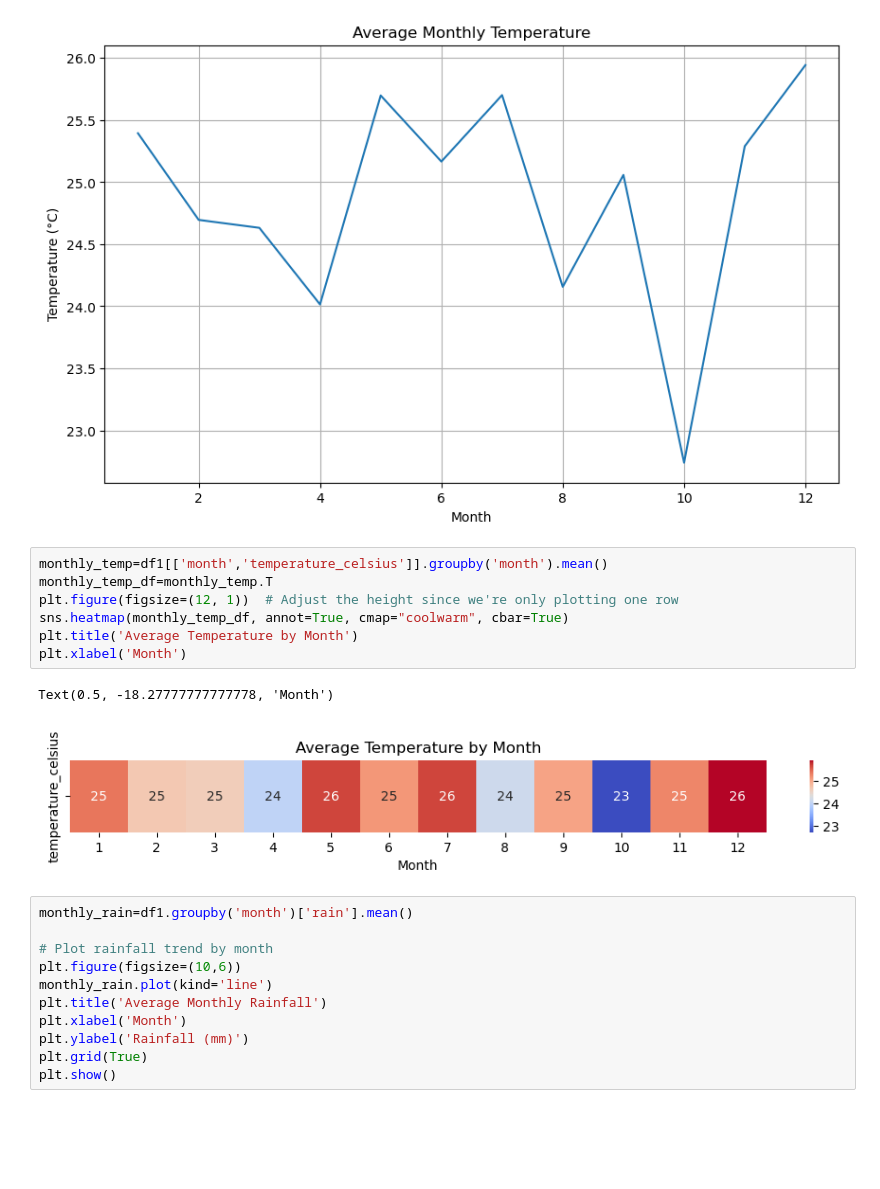
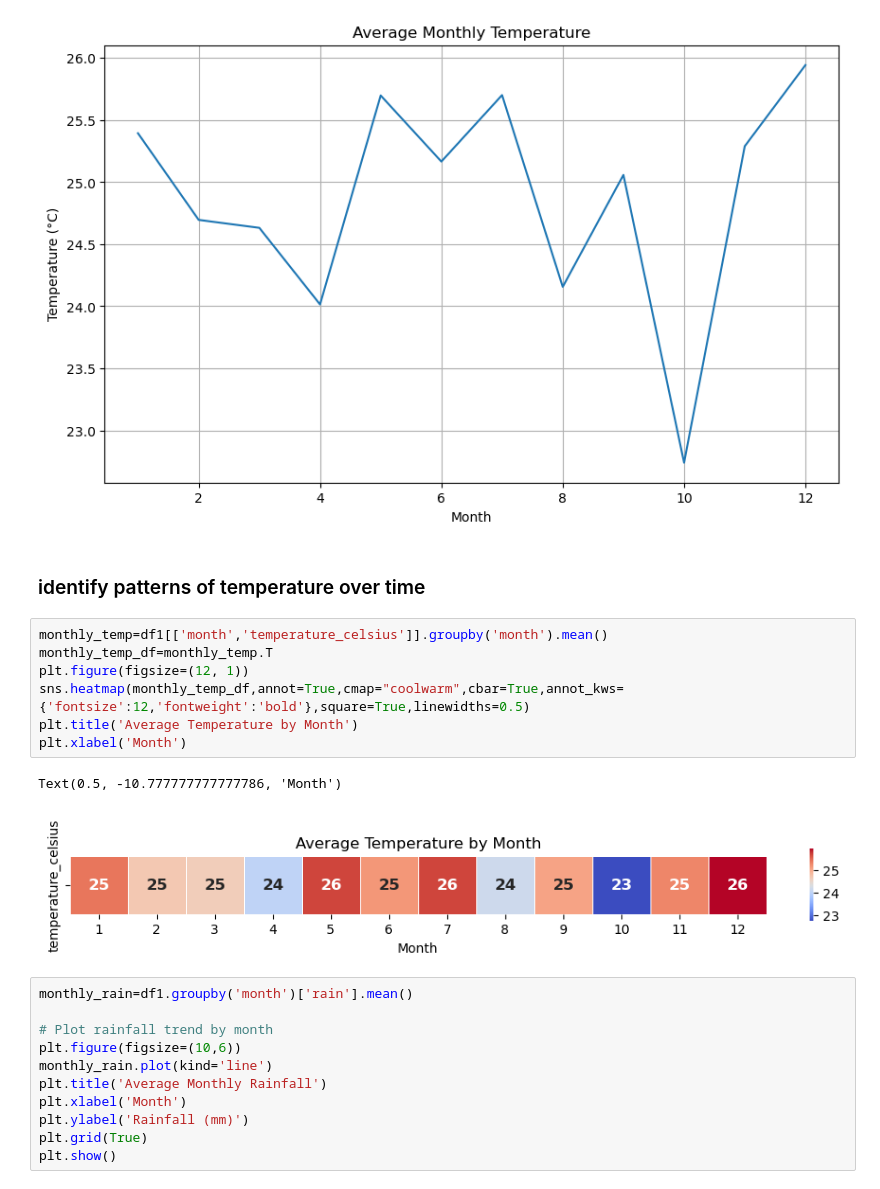
Before and after one commit to GichukiEdwin/Data_Science_EA_Projects, a Jupyter notebook: Weather_Data_Analysis_and_Forecasting.ipynb, the cells around one changed output. Saved outputs shown, nothing was run; the diff lists cells and outputs as text; blank space fills up the shorter version.

Commit message:
Visualise heatmaps

```diff
--- a/Weather_Data_Analysis_and_Forecasting.ipynb
+++ b/Weather_Data_Analysis_and_Forecasting.ipynb
@@ -448,16 +448,18 @@ plt.grid(True)
 plt.show()
 # %% [output]
 [figure]
+# %% [markdown]
+### identify patterns of temperature over time
 # %%
 monthly_temp=df1[['month','temperature_celsius']].groupby('month').mean()
 monthly_temp_df=monthly_temp.T
-plt.figure(figsize=(12, 1))  # Adjust the height since we're only plotting one row
-sns.heatmap(monthly_temp_df, annot=True, cmap="coolwarm", cbar=True)
+plt.figure(figsize=(12, 1))
+sns.heatmap(monthly_temp_df,annot=True,cmap="coolwarm",cbar=True,annot_kws={'fontsize':12,'fontweight':'bold'},square=True,linewidths=0.5)
 plt.title('Average Temperature by Month')
 plt.xlabel('Month')
 # %% [output]
-Text(0.5, -18.27777777777778, 'Month')
+Text(0.5, -10.777777777777786, 'Month')
-[figure, old version]
+[figure, new version]
 # %%
 monthly_rain=df1.groupby('month')['rain'].mean()
 
```
Also changed, not shown: parts of 3 cells of this notebook.
